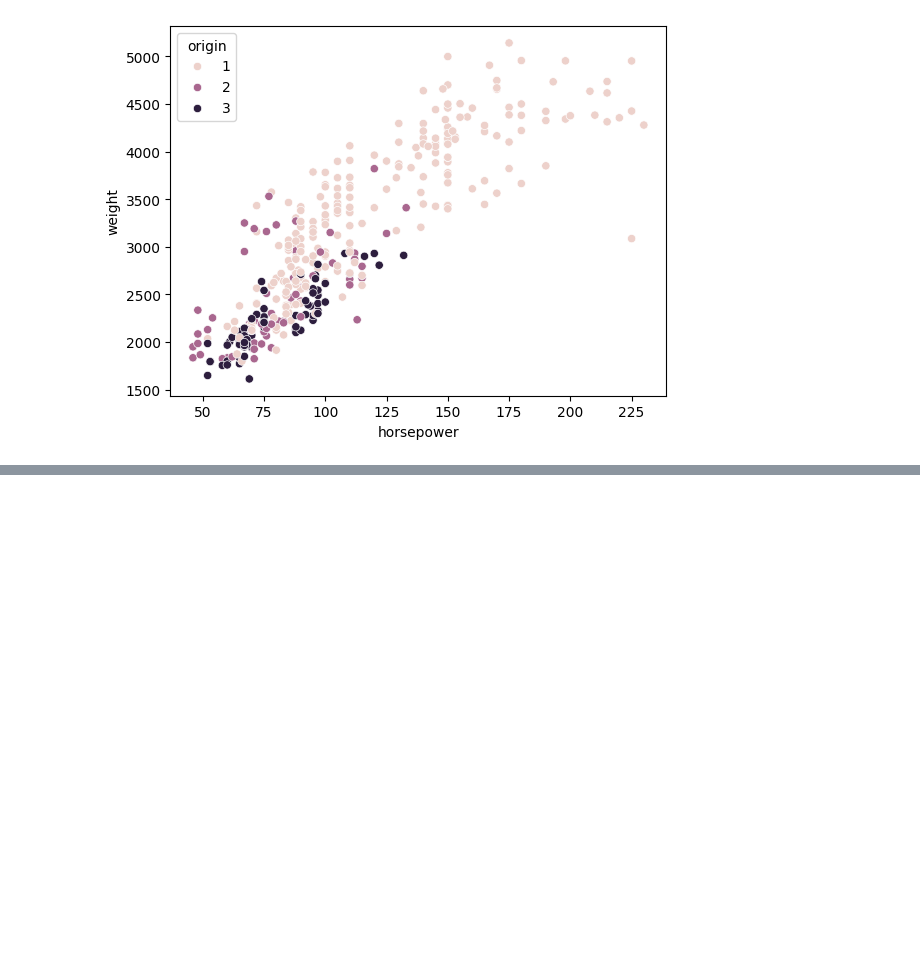
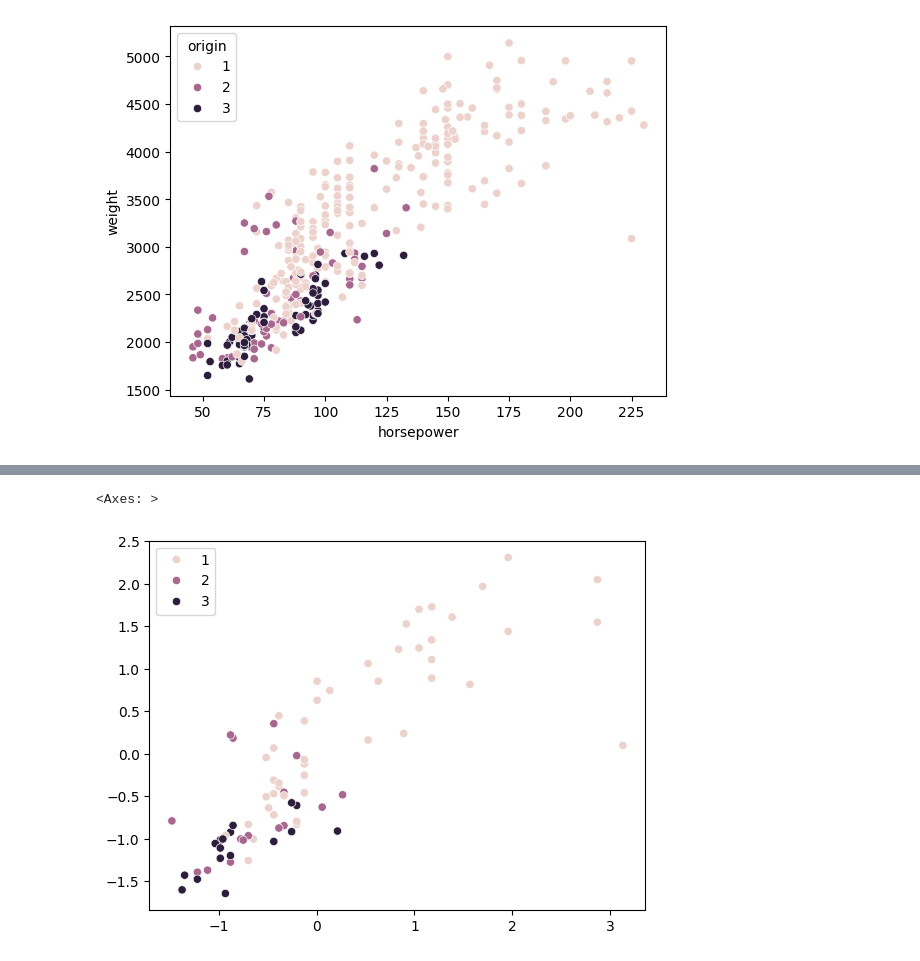
Before and after one commit to allisterb/st3189, a Jupyter notebook: Assignment 1.ipynb, the cells around one changed output, grey strips where cells are left out. Drawn from its saved outputs; the diff is of its cells as text; code cells hidden in the pictures; blank space fills up the shorter version.

```diff
--- a/Assignment 1.ipynb
+++ b/Assignment 1.ipynb
@@ -168,0 +171,5 @@ Accuracy: 0.620253164556962
+# %%
+sns.scatterplot(x= X_test[:, 0],y= X_test[:, 1], hue=y_pred)
+# %% [output]
+<Axes: >
+[figure, added]
```
Also changed, not shown: parts of 3 cells of this notebook.
